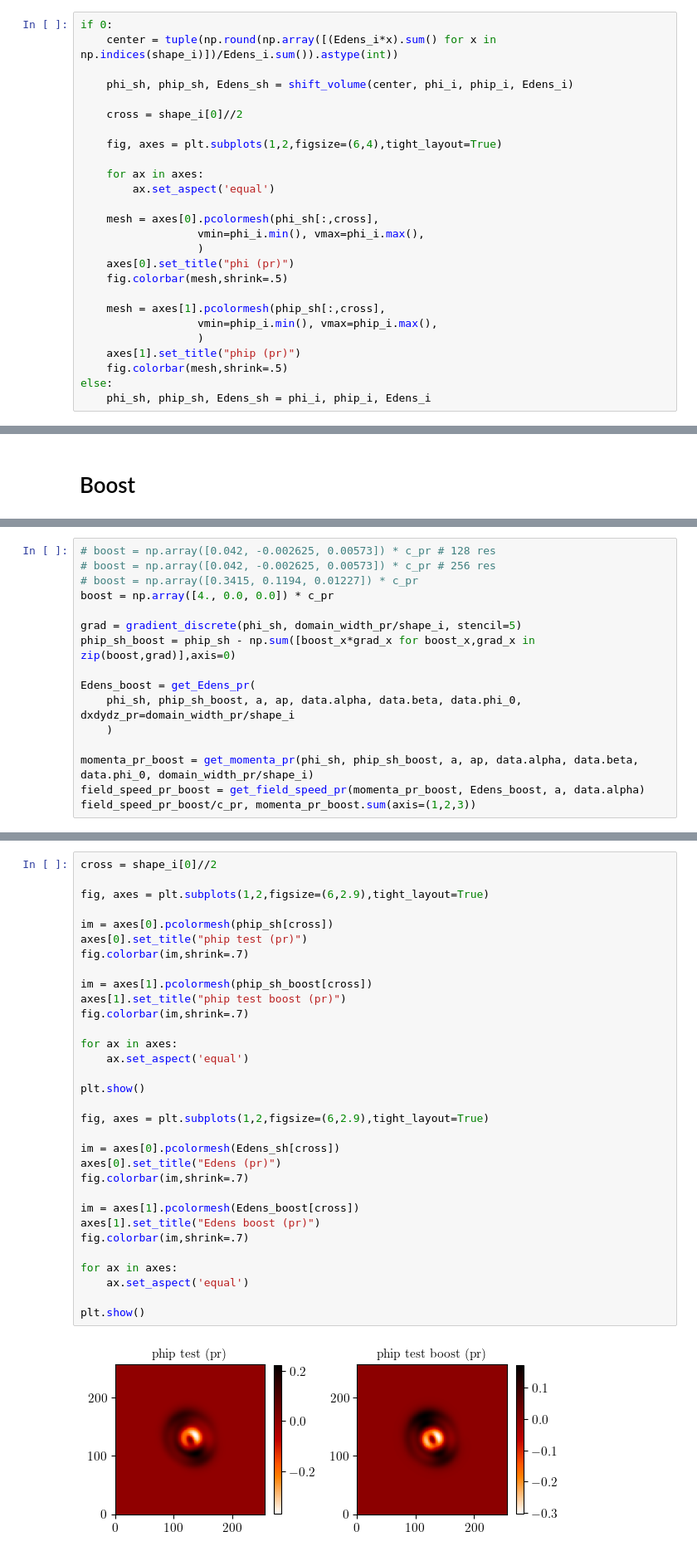
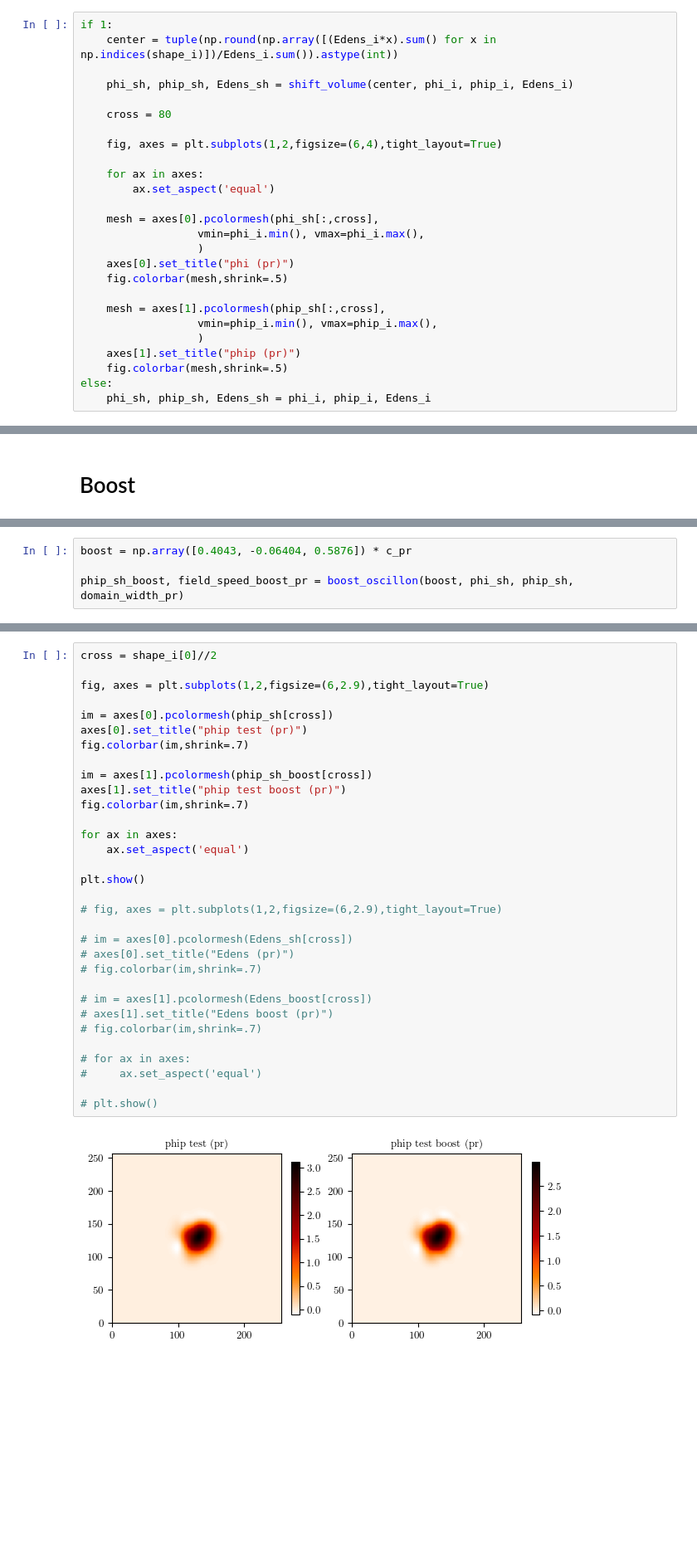
Before and after one commit to yangelaxue/Colliding-Oscillons, a Jupyter notebook: Boost Oscillon.ipynb, the cells around one changed output, grey strips where cells are left out. Shown at 83% size. Saved outputs shown, nothing was run; the diff lists cells and outputs as text; blank space fills up the shorter version.

```diff
--- a/Boost Oscillon.ipynb
+++ b/Boost Oscillon.ipynb
@@ -215,12 +215,12 @@ plt.show()
 # %% [markdown]
 ## Shift oscillon to center
 # %%
-if 0:
+if 1:
     center = tuple(np.round(np.array([(Edens_i*x).sum() for x in np.indices(shape_i)])/Edens_i.sum()).astype(int))
 
     phi_sh, phip_sh, Edens_sh = shift_volume(center, phi_i, phip_i, Edens_i)
 
-    cross = shape_i[0]//2
+    cross = 80
 
     fig, axes = plt.subplots(1,2,figsize=(6,4),tight_layout=True)
 
@@ -276,16 +279,0 @@ field_speed_pr/c_pr, momenta_pr.sum(axis=(1,2,3))
-# %%
-# boost = np.array([0.042, -0.002625, 0.00573]) * c_pr # 128 res
-# boost = np.array([0.042, -0.002625, 0.00573]) * c_pr # 256 res
-# boost = np.array([0.3415, 0.1194, 0.01227]) * c_pr
-boost = np.array([4., 0.0, 0.0]) * c_pr
-
-grad = gradient_discrete(phi_sh, domain_width_pr/shape_i, stencil=5)
-phip_sh_boost = phip_sh - np.sum([boost_x*grad_x for boost_x,grad_x in zip(boost,grad)],axis=0)
-
-Edens_boost = get_Edens_pr(
-    phi_sh, phip_sh_boost, a, ap, data.alpha, data.beta, data.phi_0, dxdydz_pr=domain_width_pr/shape_i
-    )
-
-momenta_pr_boost = get_momenta_pr(phi_sh, phip_sh_boost, a, ap, data.alpha, data.beta, data.phi_0, domain_width_pr/shape_i)
-field_speed_pr_boost = get_field_speed_pr(momenta_pr_boost, Edens_boost, a, data.alpha)
-field_speed_pr_boost/c_pr, momenta_pr_boost.sum(axis=(1,2,3))
@@ -294,0 +328,4 @@ field_speed_pr_boost/c_pr, momenta_pr_boost.sum(axis=(1,2,3))
+# %%
+boost = np.array([0.4043, -0.06404, 0.5876]) * c_pr
+
+phip_sh_boost, field_speed_boost_pr = boost_oscillon(boost, phi_sh, phip_sh, domain_width_pr)
@@ -313,34 +348,34 @@ plt.show()
 # %%
 cross = shape_i[0]//2
 
 fig, axes = plt.subplots(1,2,figsize=(6,2.9),tight_layout=True)
 
 im = axes[0].pcolormesh(phip_sh[cross])
 axes[0].set_title("phip test (pr)")
 fig.colorbar(im,shrink=.7)
 
 im = axes[1].pcolormesh(phip_sh_boost[cross])
 axes[1].set_title("phip test boost (pr)")
 fig.colorbar(im,shrink=.7)
 
 for ax in axes:
     ax.set_aspect('equal')
 
 plt.show()
 
-fig, axes = plt.subplots(1,2,figsize=(6,2.9),tight_layout=True)
+# fig, axes = plt.subplots(1,2,figsize=(6,2.9),tight_layout=True)
 
-im = axes[0].pcolormesh(Edens_sh[cross])
-axes[0].set_title("Edens (pr)")
-fig.colorbar(im,shrink=.7)
+# im = axes[0].pcolormesh(Edens_sh[cross])
+# axes[0].set_title("Edens (pr)")
+# fig.colorbar(im,shrink=.7)
 
-im = axes[1].pcolormesh(Edens_boost[cross])
-axes[1].set_title("Edens boost (pr)")
-fig.colorbar(im,shrink=.7)
+# im = axes[1].pcolormesh(Edens_boost[cross])
+# axes[1].set_title("Edens boost (pr)")
+# fig.colorbar(im,shrink=.7)
 
-for ax in axes:
-    ax.set_aspect('equal')
+# for ax in axes:
+#     ax.set_aspect('equal')
 
-plt.show()
+# plt.show()
 # %% [output]
-[figure, old version]
+[figure, new version]
```
Also changed, not shown: parts of 22 cells of this notebook, 23 other files.
